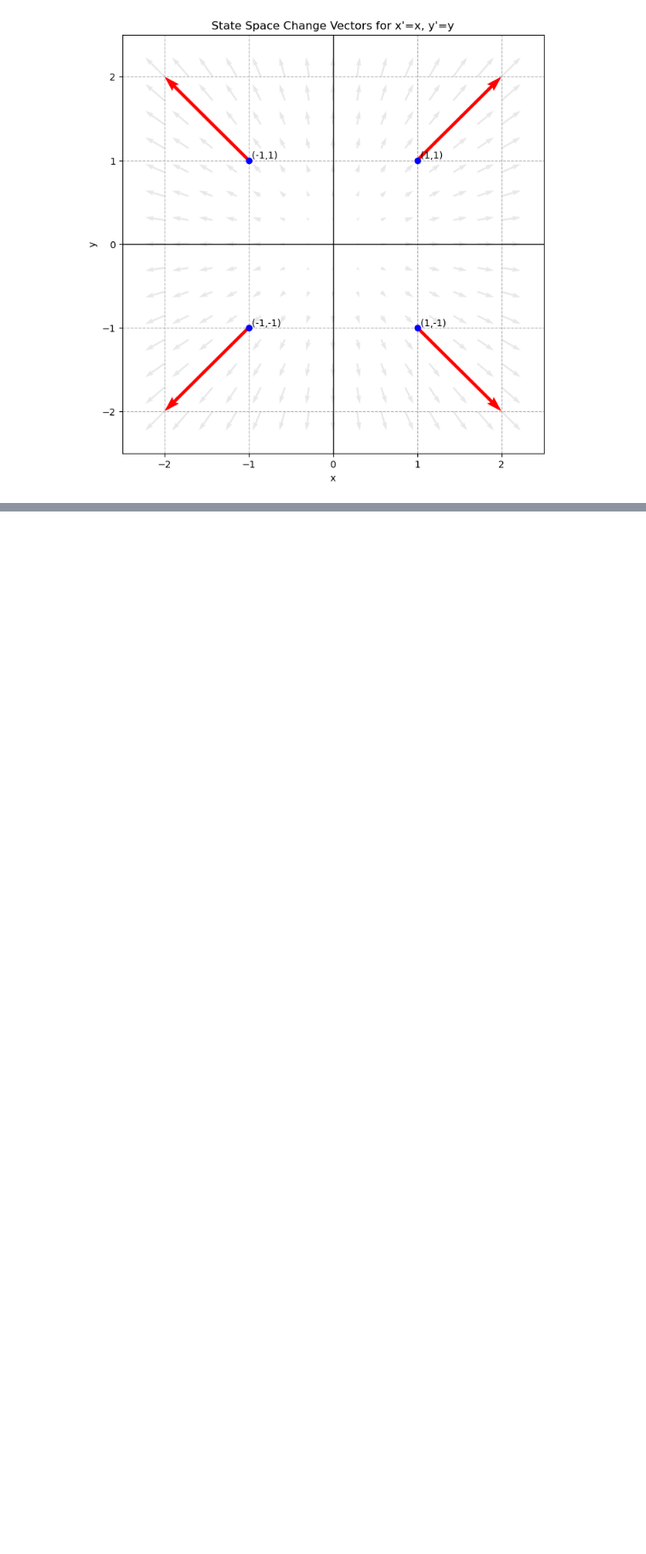
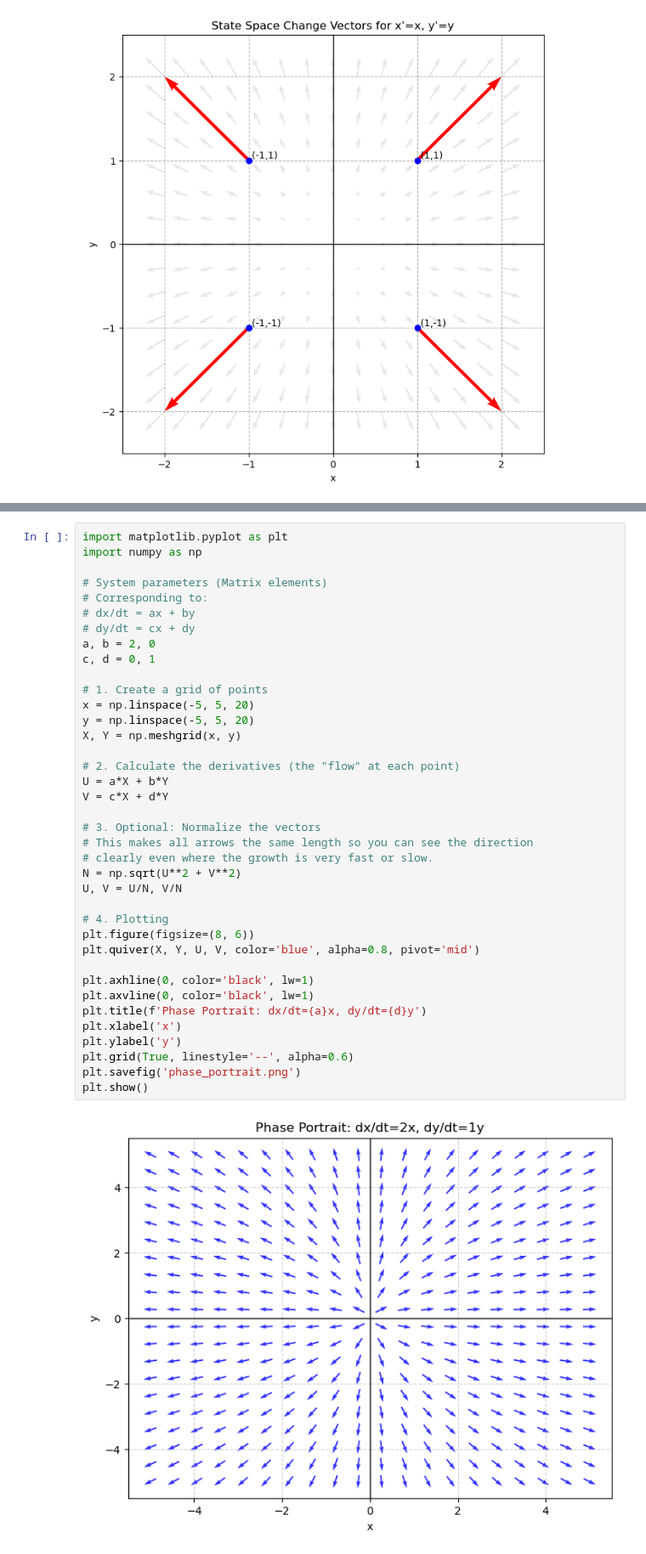
Before and after one commit to JackL1999/Math-675-Grad-Diff-EQ, a Jupyter notebook: HW_1_Graphs.ipynb, the cells around one changed output, grey strips where cells are left out. Shown at 85% size. Drawn from its saved outputs; the diff is of its cells as text; blank space fills up the shorter version.

```diff
--- a/HW_1_Graphs.ipynb
+++ b/HW_1_Graphs.ipynb
@@ -65,0 +66,40 @@ plt.savefig('change_vectors.png')
+# %%
+import matplotlib.pyplot as plt
+import numpy as np
+
+# System parameters (Matrix elements)
+# Corresponding to:
+# dx/dt = ax + by
+# dy/dt = cx + dy
+a, b = 2, 0
+c, d = 0, 1
+
+# 1. Create a grid of points
+x = np.linspace(-5, 5, 20)
+y = np.linspace(-5, 5, 20)
+X, Y = np.meshgrid(x, y)
+
+# 2. Calculate the derivatives (the "flow" at each point)
+U = a*X + b*Y
+V = c*X + d*Y
+
+# 3. Optional: Normalize the vectors
+# This makes all arrows the same length so you can see the direction
+# clearly even where the growth is very fast or slow.
+N = np.sqrt(U**2 + V**2)
+U, V = U/N, V/N
+
+# 4. Plotting
+plt.figure(figsize=(8, 6))
+plt.quiver(X, Y, U, V, color='blue', alpha=0.8, pivot='mid')
+
+plt.axhline(0, color='black', lw=1)
+plt.axvline(0, color='black', lw=1)
+plt.title(f'Phase Portrait: dx/dt={a}x, dy/dt={d}y')
+plt.xlabel('x')
+plt.ylabel('y')
+plt.grid(True, linestyle='--', alpha=0.6)
+plt.savefig('phase_portrait.png')
+plt.show()
+# %% [output]
+[figure, added]
```
Also changed, not shown: parts of 2 cells of this notebook, 10 other files.
